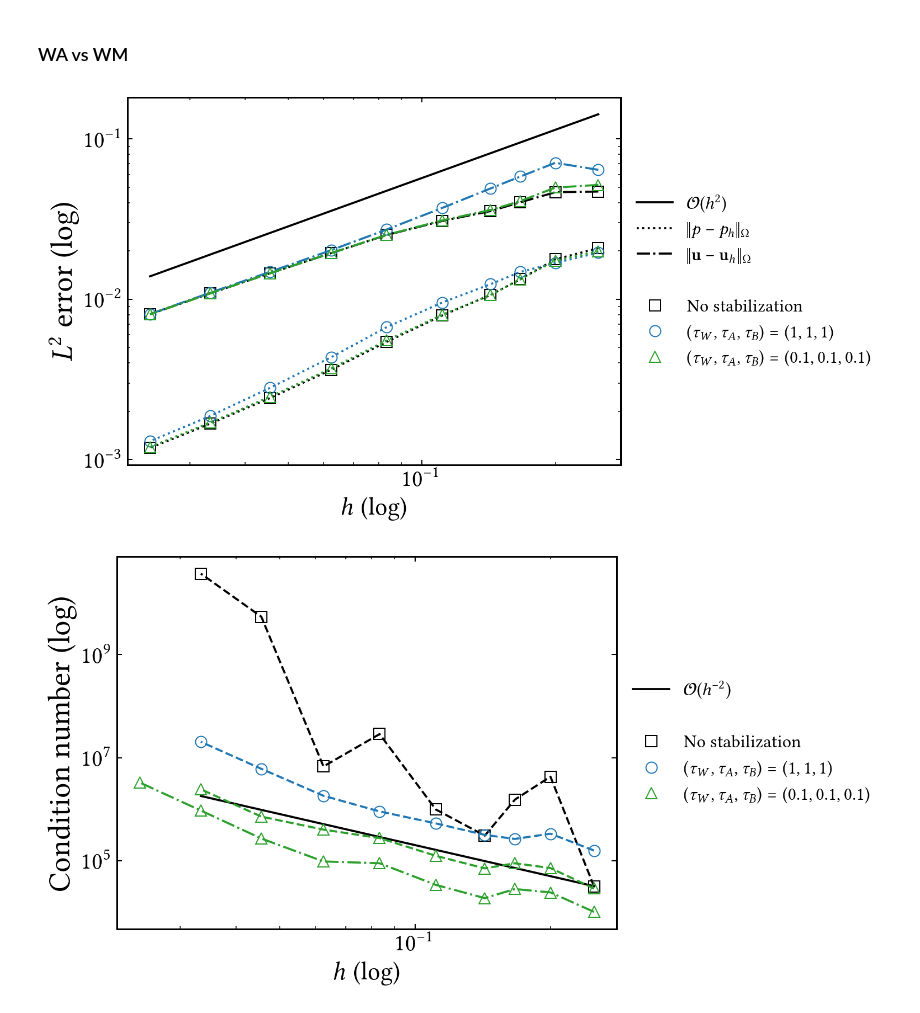
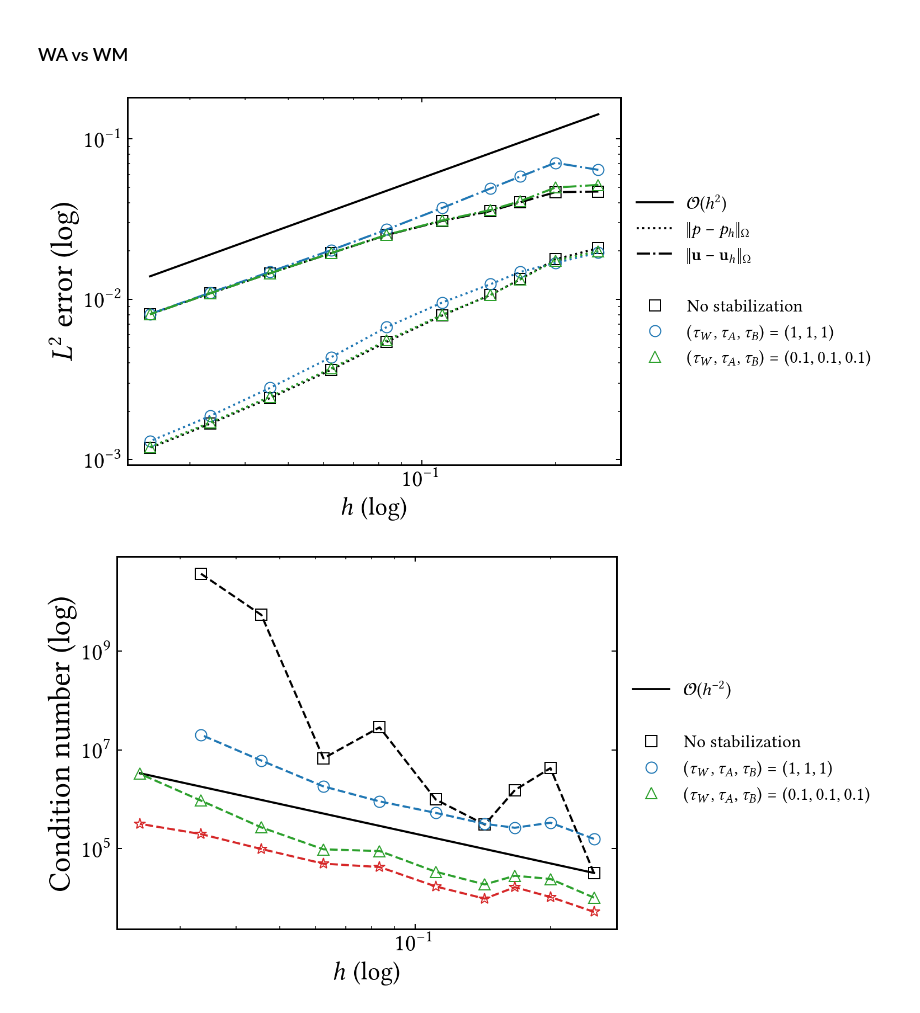
Before and after one commit to CutFEM/CutFEM-Library, a Jupyter notebook: notebook/convection_diffusion/maxwell.ipynb, the cells around one changed output. Saved outputs shown, nothing was run; the diff lists cells and outputs as text; code cells hidden in the pictures.

```diff
--- a/notebook/convection_diffusion/maxwell.ipynb
+++ b/notebook/convection_diffusion/maxwell.ipynb
@@ -368,6 +368,15 @@ cond_01_01_01 = [2.884809e+04,7.181068e+04,8.896107e+04,7.082447e+04,1.242399e+0
 cond_01_01_01_server = [1.013597e+04,2.420934e+04,2.813385e+04,1.872918e+04,3.388703e+04,8.901836e+04,9.648696e+04,2.688849e+05,9.393482e+05,3.277491e+06]
 
 
+# tau_w = 0.1, tau_a = 0.1, tau_b = 0.1 (with normals) (dividing with 2*area in Ned0)
+cond_areascaling = [7.545090e+04,2.849794e+05,4.057660e+05,3.594246e+05,8.139511e+05,2.193422e+06,4.321186e+06,1.061559e+07,3.380769e+07]
+cond_hscaling = [2.580124e+05,9.679373e+05,1.471515e+06,2.003822e+06,6.098315e+06,1.907465e+07,6.137957e+07,1.848050e+08]
+
+# constant scaling of RT0, and multiplied with area on Nedelec0
+cond_areascaling = [1.753386e+04,5.801982e+04,5.050987e+04,4.626100e+04,8.215779e+04,1.702760e+05,2.698480e+05,4.501790e+05,9.496245e+05]
+cond_areascaling_server = [5.214379e+03,1.041961e+04,1.648186e+04,9.655067e+03,1.707983e+04,4.224569e+04,4.938552e+04,9.802580e+04,1.969532e+05,3.169334e+05]
+
+
 # No stabilization
 
 err_p_nostab = [0.0208265, 0.0177537, 0.0133361, 0.0106377, 0.00791351, 0.00542441, 0.00363455, 0.00241873, 0.00167539, 0.00118135]
@@ -394,39 +403,36 @@ ax1.loglog(h, err_u_1_1,  marker='o', markersize=8,linestyle="-.", markeredgewid
 # ax1.loglog(h, err_u_0_1,  marker='^', markersize=8,linestyle="-.", markeredgewidth=0.8, markerfacecolor="None", color="C2", label=r"$\|\mathbf{u}-\mathbf{u}_h\|_{\Omega}$, $\tau_W = 0,\ \tau_A = \tau_B = 1$")
 # ax1.loglog(h, err_p_1_0,  marker='p', markersize=8,linestyle=":", markeredgewidth=0.8, markerfacecolor="None", color="C3", label=r"$\|p-p_h\|_{\Omega}$, $\tau_W = 1,\ \tau_A = 0,\ \tau_B = 1$")
 # ax1.loglog(h, err_u_1_0,  marker='p', markersize=8,linestyle="-.", markeredgewidth=0.8, markerfacecolor="None", color="C3", label=r"$\|\mathbf{u}-\mathbf{u}_h\|_{\Omega}$, $\tau_W = 1,\ \tau_A = 0,\ \tau_B = 1$")
 # ax1.loglog(h, err_p_1_1_0,  marker='*', markersize=8,linestyle=":", markeredgewidth=0.8, markerfacecolor="None", color="C6", label=r"$\|p-p_h\|_{\Omega}$, $\tau_W = 1,\ \tau_A = 0,\ \tau_B = 1$")
 # ax1.loglog(h, err_u_1_1_0,  marker='*', markersize=8,linestyle="-.", markeredgewidth=0.8, markerfacecolor="None", color="C6", label=r"$\|\mathbf{u}-\mathbf{u}_h\|_{\Omega}$, $\tau_W = 1,\ \tau_A = 0,\ \tau_B = 1$")
 ax1.loglog(h, err_p_01_01_01,  marker='^', markersize=8,linestyle=":", markeredgewidth=0.8, markerfacecolor="None", color="C2", label=r"$\|p-p_h\|_{\Omega}$, $\tau_W = 1,\ \tau_A = 0,\ \tau_B = 1$")
 ax1.loglog(h, err_u_01_01_01,  marker='^', markersize=8,linestyle="-.", markeredgewidth=0.8, markerfacecolor="None", color="C2", label=r"$\|\mathbf{u}-\mathbf{u}_h\|_{\Omega}$, $\tau_W = 0.1,\ \tau_A = 0.1,\ \tau_B = 0.1$")
 
 #ax1.legend(prop={'size': 13},loc='center left', bbox_to_anchor=(1.0, 0.5), ncol=1, frameon=False)
 ax1.legend(handles=[Oh2, pressure, velocity, space, square, circle, triangle],prop={'size': 13},loc='center left', bbox_to_anchor=(1.0, 0.5), ncol=1, frameon=False)
 ax1.set_xlabel(r"$h$ (log)", fontsize=18)
 ax1.tick_params(axis='both', which='major', labelsize=17)
 ax1.set_ylabel(r"$L^2$ error (log)", fontsize=22)
 #ax1.set_title(r"Laplace-Beltrami, $\tau = 10^{-6}$")
 
 plt.show()
 
 fig3, ax3 = plt.subplots()
 
-ax3.loglog(h[:-1], 2e3*np.power(h[:-1], -2), label=r"$\mathcal{O}(h^{2})$", linestyle="-", color="black")
+ax3.loglog(h, 2e3*np.power(h, -2), label=r"$\mathcal{O}(h^{2})$", linestyle="-", color="black")
+#ax3.loglog(h, 5e1*np.power(h, -2.5), label=r"$\mathcal{O}(h^{2.5})$", linestyle="-.", color="black")
 ax3.loglog(h[:-1], cond_nostab,  marker='s', markersize=8, linestyle="--", markeredgewidth=0.8, markerfacecolor="None", color="black", label=r"no stab.")
 ax3.loglog(h[:-1], cond_1_1,  marker='o', markersize=8, linestyle="--", markeredgewidth=0.8, markerfacecolor="None", color="C0", label=r"$\tau_W = \tau_A = \tau_B = 1$")
-# ax3.loglog(h[:-1], cond_0_1,  marker='^', markersize=8, linestyle="--", markeredgewidth=0.8, markerfacecolor="None", color="C2", label=r"$\tau_W = 0,\ \tau_A = \tau_B = 1$")
-# ax3.loglog(h[:-1], cond_1_0,  marker='p', markersize=8, linestyle="--", markeredgewidth=0.8, markerfacecolor="None", color="C3", label=r"$\tau_W = 1,\ \tau_A = 0,\ \tau_B = 1$")
-# ax3.loglog(h[:-1], cond_1_1_0,  marker='*', markersize=8, linestyle="--", markeredgewidth=0.8, markerfacecolor="None", color="C6", label=r"$\tau_W = 1,\ \tau_A = 0,\ \tau_B = 1$")
-ax3.loglog(h[:-1], cond_01_01_01,  marker='^', markersize=8, linestyle="--", markeredgewidth=0.8, markerfacecolor="None", color="C2", label=r"$\tau_W = 1,\ \tau_A = 0,\ \tau_B = 1$")
-ax3.loglog(h, cond_01_01_01_server,  marker='^', markersize=8, linestyle="-.", markeredgewidth=0.8, markerfacecolor="None", color="C2", label=r"$\tau_W = 1,\ \tau_A = 0,\ \tau_B = 1$")
-#ax3.loglog(h[:-1],[1.368668e+06,4.956645e+06,4.811941e+06,6.981878e+06,1.226422e+07,2.149034e+07,4.617207e+07,1.215506e+08,3.155164e+08])
-#ax3.legend(prop={'size': 13},loc='center left', bbox_to_anchor=(1.0, 0.5), ncol=1, frameon=False)
+ax3.loglog(h, cond_01_01_01_server,  marker='^', markersize=8, linestyle="--", markeredgewidth=0.8, markerfacecolor="None", color="C2", label=r"$\tau_W = 1,\ \tau_A = 0,\ \tau_B = 1$")
+ax3.loglog(h, cond_areascaling_server,  marker='*', markersize=8, linestyle="--", markeredgewidth=0.8, markerfacecolor="None", color="C3", label=r"$\tau_W = 1,\ \tau_A = 0,\ \tau_B = 1$")
+#ax3.loglog(h[:-2], cond_hscaling,  marker='p', markersize=8, linestyle="--", markeredgewidth=0.8, markerfacecolor="None", color="C6", label=r"$\tau_W = 1,\ \tau_A = 0,\ \tau_B = 1$")
 ax3.legend(handles=[Ohneg2, space, square, circle, triangle],prop={'size': 13},loc='center left', bbox_to_anchor=(1.0, 0.5), ncol=1, frameon=False)
 ax3.set_xlabel(r"$h$ (log)", fontsize=18)
 ax3.tick_params(axis='both', which='major', labelsize=17)
 ax3.set_ylabel(r"Condition number (log)", fontsize=22)
 #ax3.set_title(r"Laplace-Beltrami, $n=5$")
 
 plt.show()
 # %% [output]
 [figure]
-[figure, old version]
+[figure, new version]
```
Also changed, not shown: parts of 8 cells of this notebook, 19 other files.
